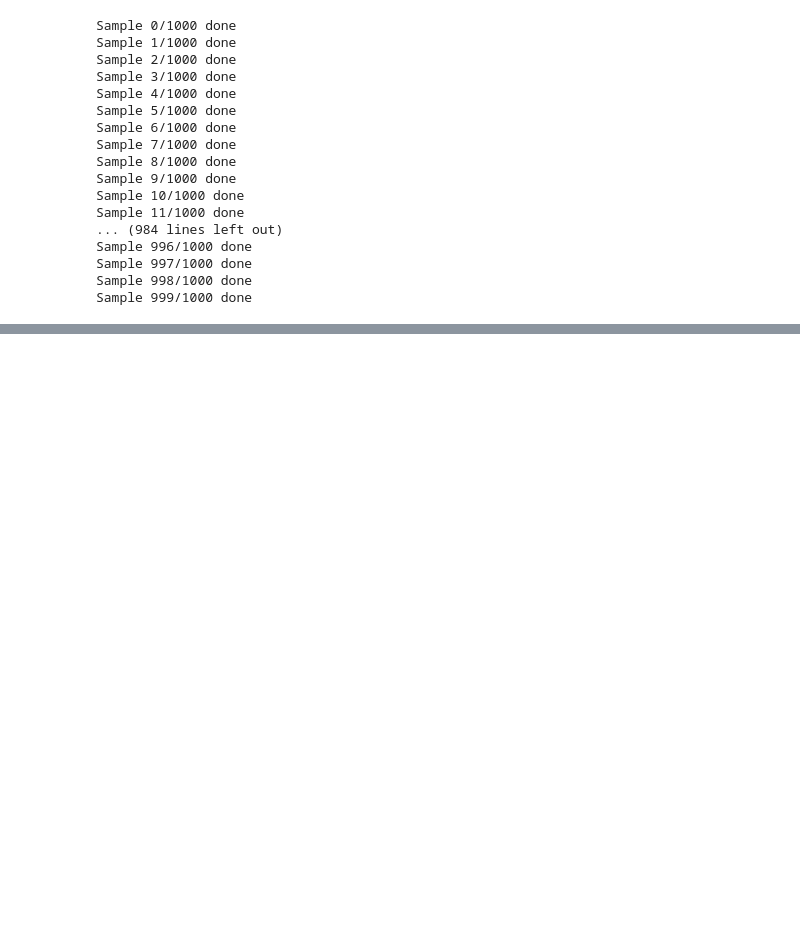
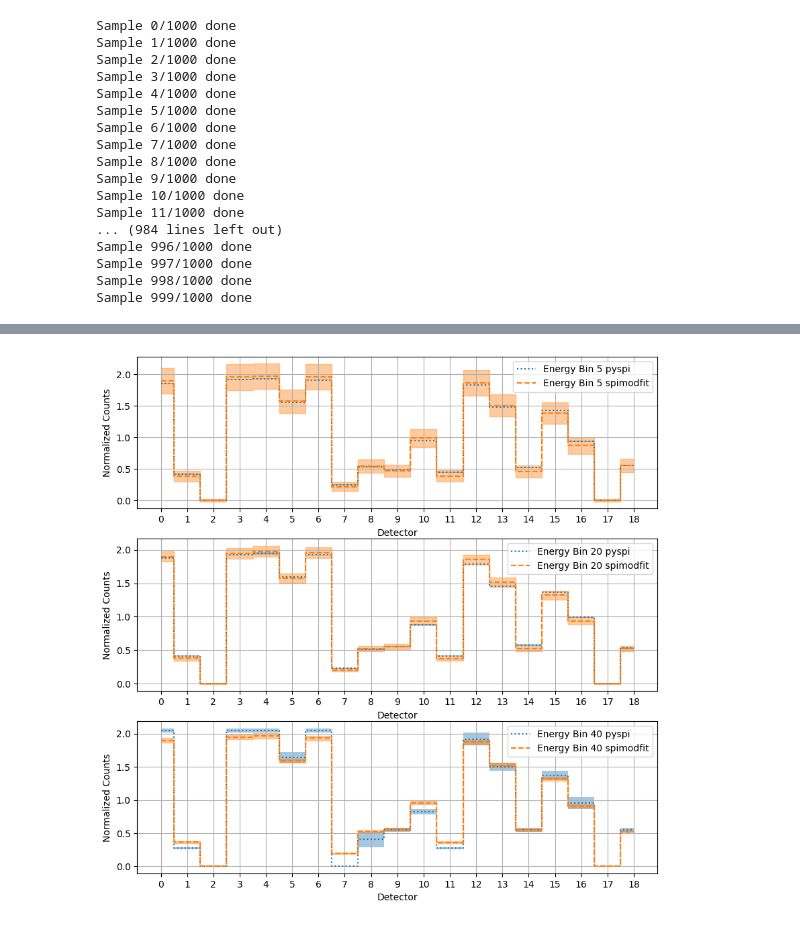
Before and after one commit to timmguthle/INTEGRAL-SPI, a Jupyter notebook: main_files/sim_source_real_bkg/normal_new/0374/ppc.ipynb, the cells around one changed output, grey strips where cells are left out. Drawn from its saved outputs; the diff is of its cells as text; code cells hidden in the pictures; blank space fills up the shorter version.

```diff
--- a/main_files/sim_source_real_bkg/normal_new/0374/ppc.ipynb
+++ b/main_files/sim_source_real_bkg/normal_new/0374/ppc.ipynb
@@ -224,0 +410,26 @@ WARNING RuntimeWarning: invalid value encountered in true_divide
+# %%
+%matplotlib inline
+fig, ax = plt.subplots(3,1, figsize=(10,10))
+
+x_det = np.arange(0,19)
+
+used_bins1 = (5,20,40)
+
+
+
+mean2 = (min_val_normal + max_val_normal) / 2
+
+
+
+for i, bin in enumerate(used_bins1):
+    ax[i].fill_between(x_det, min_val_normal[:,bin], max_val_normal[:,bin], alpha=0.4, step="mid",)
+    ax[i].fill_between(x_det, smf_normal[:,bin] - smf_err_normal[:,bin], smf_normal[:,bin] + smf_err_normal[:,bin], alpha=0.4, step="mid", color="C1")
+    ax[i].step(x_det, mean2[:,bin], where="mid", label=f"Energy Bin {bin} pyspi", linestyle=":", color="C0")
+    ax[i].step(x_det, smf_normal[:,bin], where="mid", label=f"Energy Bin {bin} spimodfit", linestyle="--", color="C1")
+    ax[i].legend()
+    ax[i].grid()
+    ax[i].set_xticks(x_det)
+    ax[i].set_ylabel("Normalized Counts")
+    ax[i].set_xlabel("Detector")
+# %% [output]
+[figure, added]
```
Also changed, not shown: parts of 22 cells of this notebook, 19 other files.
